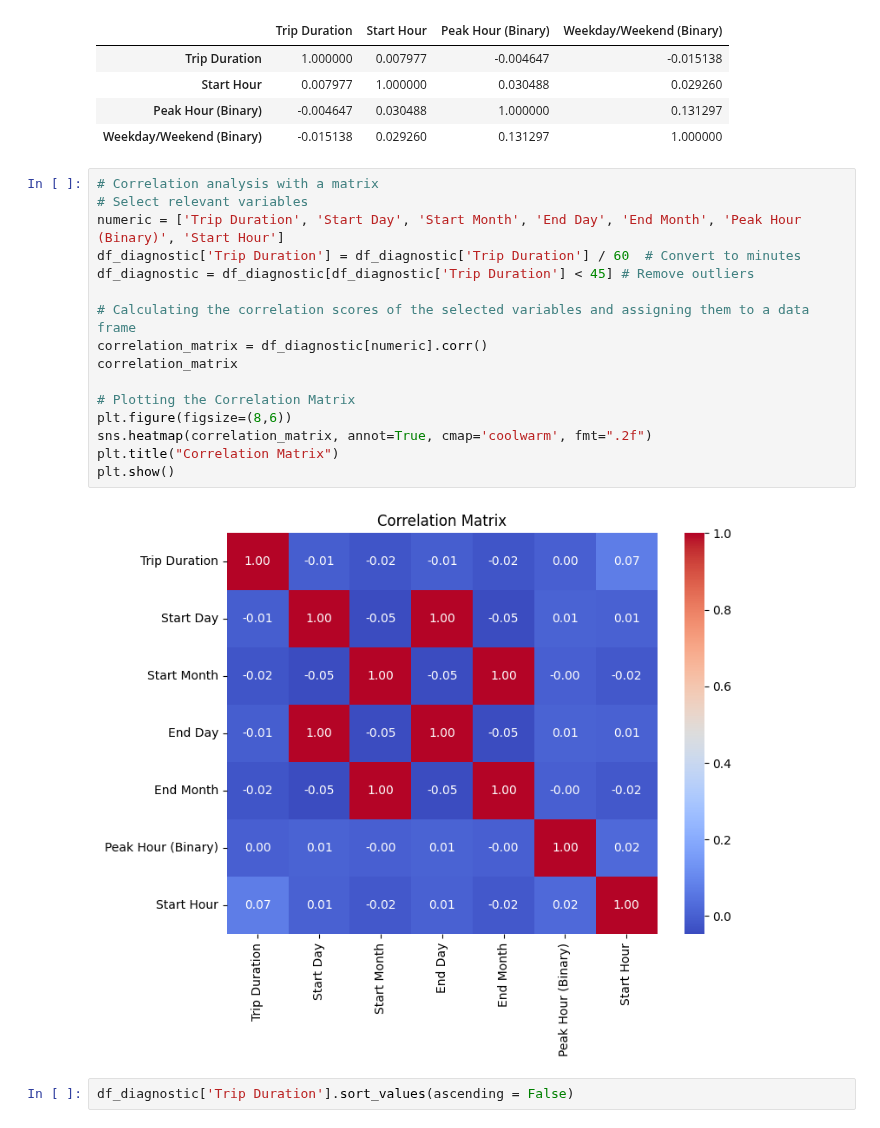
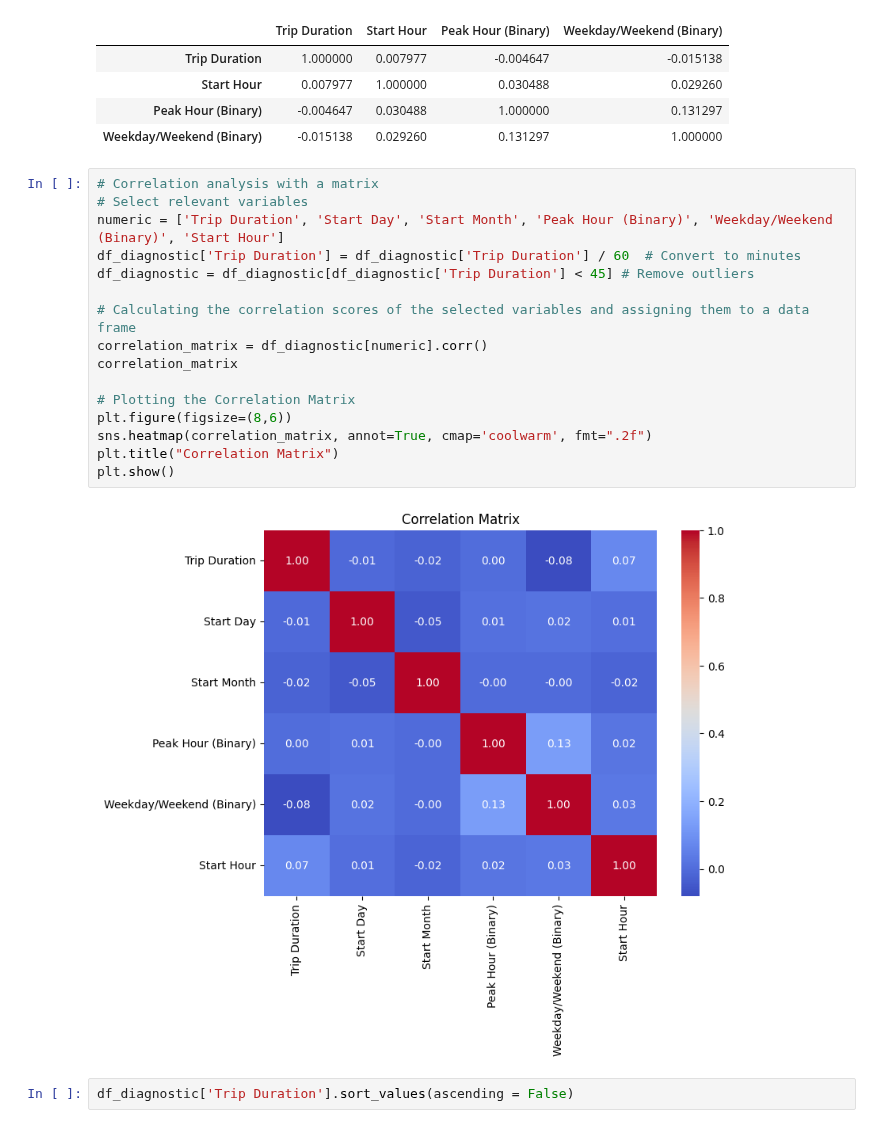
Before and after one commit to ziadharmanani/INF1340-Ridership-Analysis, a Jupyter notebook: rideshare_cleaning.ipynb, the cells around one changed output. Saved outputs shown, nothing was run; the diff lists cells and outputs as text.

```diff
--- a/rideshare_cleaning.ipynb
+++ b/rideshare_cleaning.ipynb
@@ -695,21 +695,21 @@ df_correlation.corr()
 # %%
 # Correlation analysis with a matrix
 # Select relevant variables
-numeric = ['Trip Duration', 'Start Day', 'Start Month', 'End Day', 'End Month', 'Peak Hour (Binary)', 'Start Hour']
+numeric = ['Trip Duration', 'Start Day', 'Start Month', 'Peak Hour (Binary)', 'Weekday/Weekend (Binary)', 'Start Hour']
 df_diagnostic['Trip Duration'] = df_diagnostic['Trip Duration'] / 60  # Convert to minutes
 df_diagnostic = df_diagnostic[df_diagnostic['Trip Duration'] < 45] # Remove outliers
 
 # Calculating the correlation scores of the selected variables and assigning them to a data frame
 correlation_matrix = df_diagnostic[numeric].corr()
 correlation_matrix
 
 # Plotting the Correlation Matrix
 plt.figure(figsize=(8,6))
 sns.heatmap(correlation_matrix, annot=True, cmap='coolwarm', fmt=".2f")
 plt.title("Correlation Matrix")
 plt.show()
 # %% [output]
-[figure, old version]
+[figure, new version]
 # %%
 df_diagnostic['Trip Duration'].sort_values(ascending = False)
 # %% [output]
```
Also changed, not shown: parts of 5 cells of this notebook.
